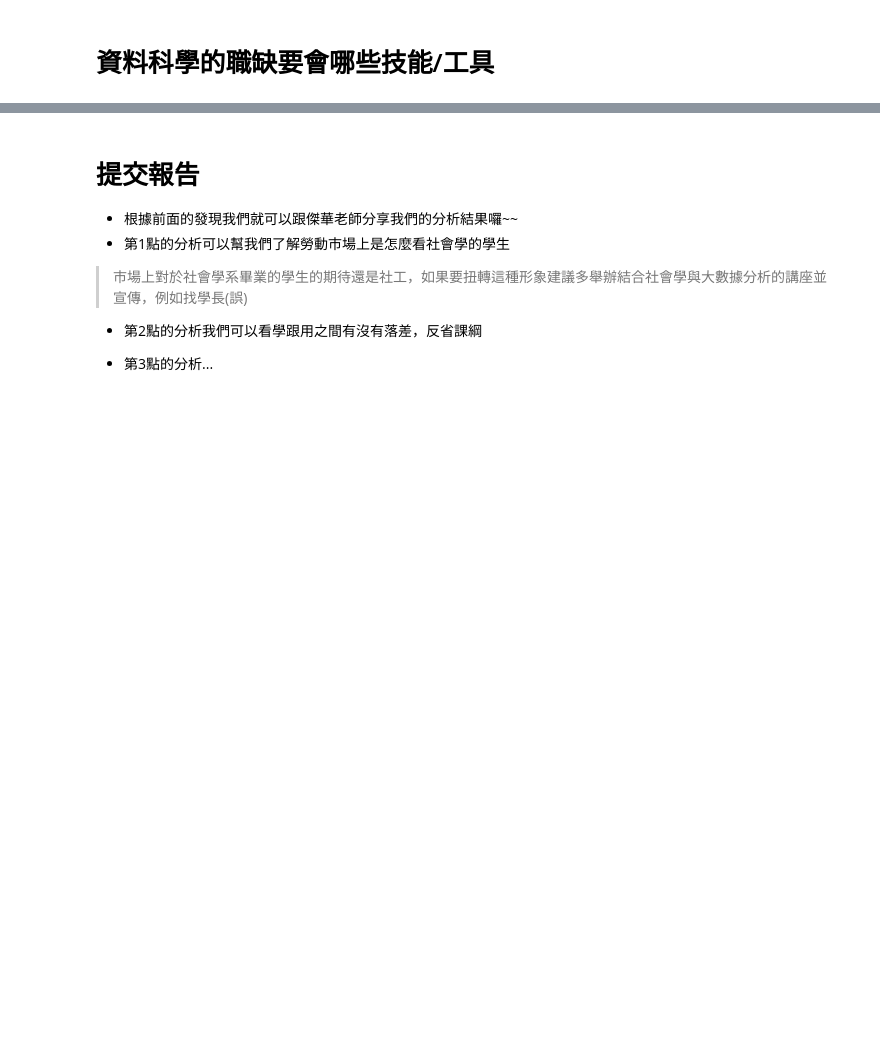
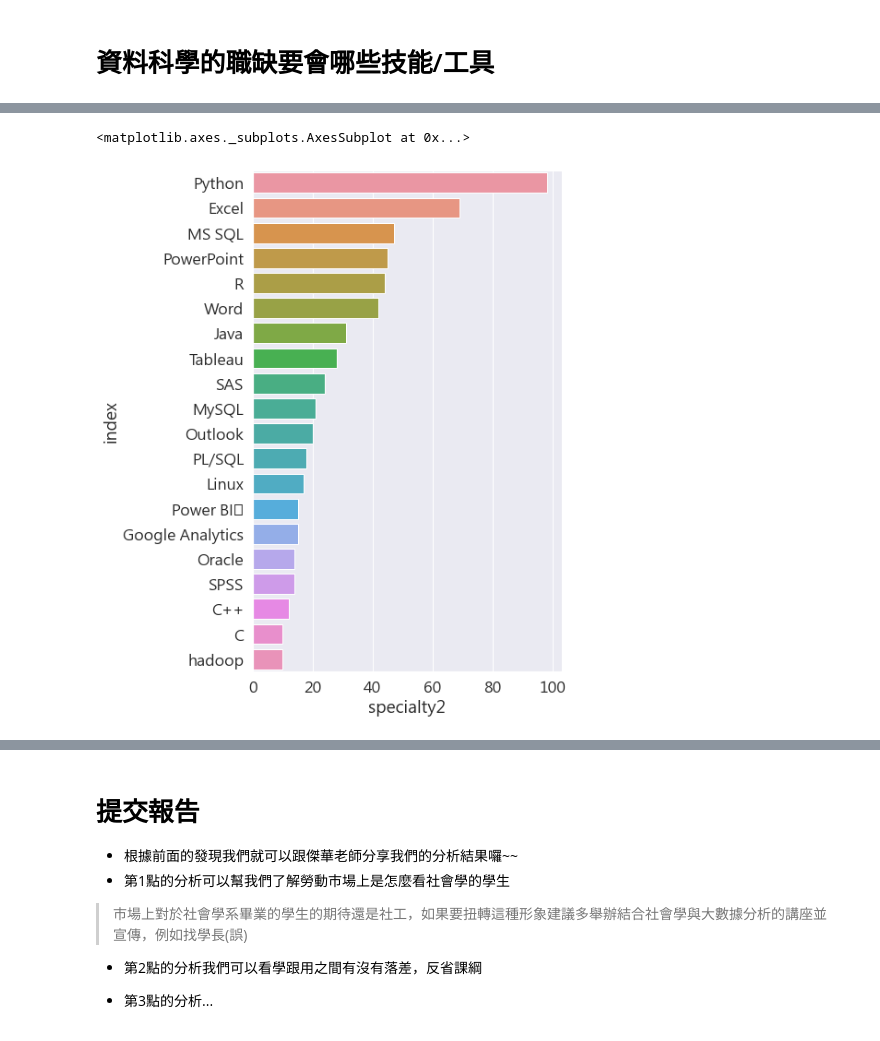
Before and after one commit to tlyu0419/Major-Position-And-Salary-Analysis-Sociology-and-Labor-Market-in-the-Era-of-Big-Data, a Jupyter notebook: JobAnalysis.ipynb, the cells around one changed output, grey strips where cells are left out. Saved outputs shown, nothing was run; the diff lists cells and outputs as text; code cells hidden in the pictures; blank space fills up the shorter version.

```diff
--- a/JobAnalysis.ipynb
+++ b/JobAnalysis.ipynb
@@ -921,13 +454,0 @@ ca = ca.fit(X)
-# %%
-import matplotlib.pyplot as plt
-plt.rcParams.update({'font.size': 20})
-
-ax = ca.plot_coordinates(
-     X=X,
-     ax=None,
-     figsize=(20, 20),
-     x_component=0,
-     y_component=1,
-     show_row_labels=True,
-     show_col_labels=True )
-ax
@@ -1041,13 +454,0 @@ ca = ca.fit(X)
-# %%
-import matplotlib.pyplot as plt
-plt.rcParams.update({'font.size': 20})
-
-ax = ca.plot_coordinates(
-     X=X,
-     ax=None,
-     figsize=(20, 20),
-     x_component=0,
-     y_component=1,
-     show_row_labels=True,
-     show_col_labels=True )
-ax
@@ -1107,0 +455,5 @@ array([False, False, False, ..., False, False, False])
+# %%
+df_spec = ds_jobs.loc[:,['specialty']].explode('specialty')
+df_spec = df_spec.loc[df_spec['specialty'].notnull(),:]
+df_spec['specialty2'] = df_spec['specialty'].apply(lambda x: x['description'])
+df_spec
@@ -1107,0 +474,3 @@ array([False, False, False, ..., False, False, False])
+# %%
+df_spec = df_spec['specialty2'].value_counts().reset_index()
+df_spec.head(20)
@@ -1107,0 +495,7 @@ array([False, False, False, ..., False, False, False])
+# %%
+sns.set(font_scale=1.5,font='Microsoft JhengHei')
+plt.figure(figsize=(6,10))
+sns.barplot(x='specialty2',y='index', data=df_spec.head(20), orient='h')
+# %% [output]
+<matplotlib.axes._subplots.AxesSubplot at 0x...>
+[figure, added]
```
Also changed, not shown: parts of 57 cells of this notebook.
